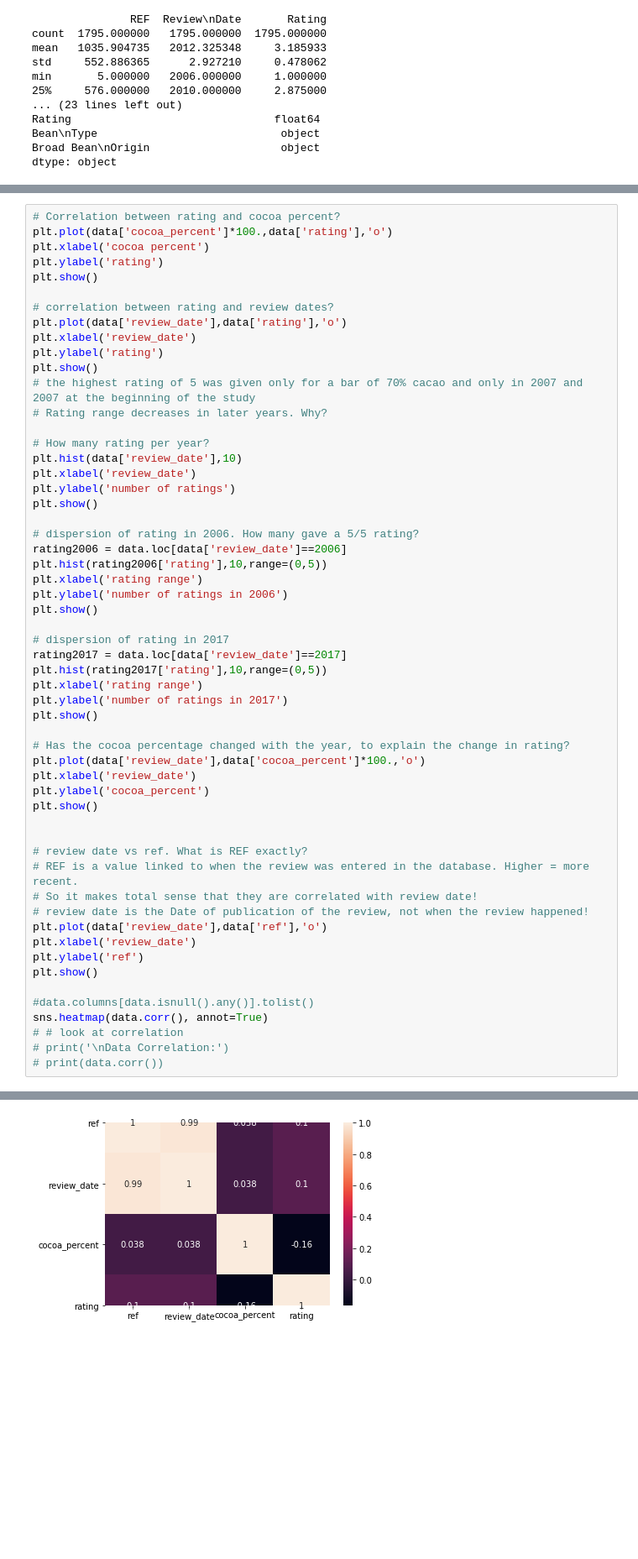
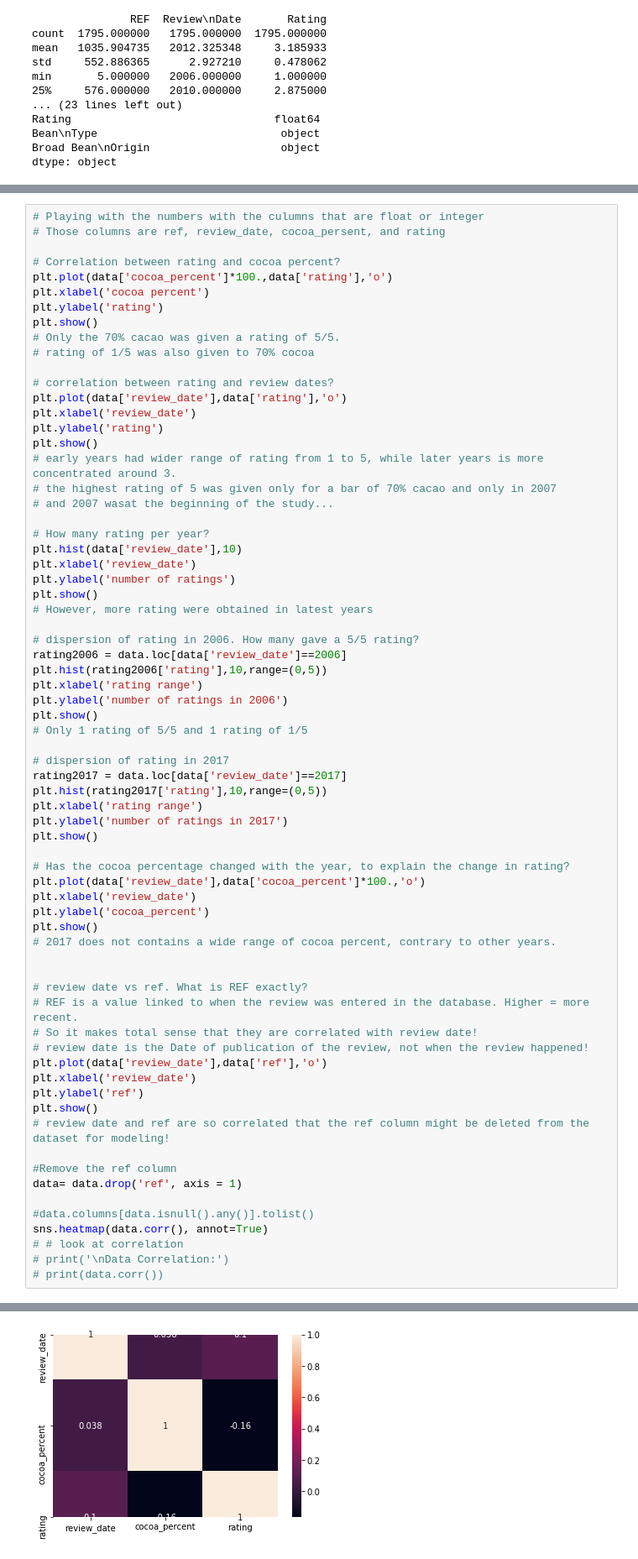
Before and after one commit to emyroyer/FlavorOfCacao_DataScienceProject, a Jupyter notebook: FlavorsOfCacao.ipynb, the cells around one changed output, grey strips where cells are left out. Shown at 84% size. Cells and saved outputs as stored; diff of their text form; blank space fills up the shorter version.

Commit message:
Update FlavorsOfCacao.ipynb
Update the data exploration part

```diff
--- a/FlavorsOfCacao.ipynb
+++ b/FlavorsOfCacao.ipynb
@@ -178,24 +153,31 @@ rating                              float64
 | broad_bean_origin | Sao Tome | Togo | Togo | Togo | Peru |
 # %%
+# Playing with the numbers with the culumns that are float or integer
+# Those columns are ref, review_date, cocoa_persent, and rating
+
 # Correlation between rating and cocoa percent?
 plt.plot(data['cocoa_percent']*100.,data['rating'],'o')
 plt.xlabel('cocoa percent')
 plt.ylabel('rating')
 plt.show()
+# Only the 70% cacao was given a rating of 5/5.
+# rating of 1/5 was also given to 70% cocoa
 
 # correlation between rating and review dates?
 plt.plot(data['review_date'],data['rating'],'o')
 plt.xlabel('review_date')
 plt.ylabel('rating')
 plt.show()
-# the highest rating of 5 was given only for a bar of 70% cacao and only in 2007 and 2007 at the beginning of the study
-# Rating range decreases in later years. Why?
+# early years had wider range of rating from 1 to 5, while later years is more concentrated around 3.
+# the highest rating of 5 was given only for a bar of 70% cacao and only in 2007
+# and 2007 wasat the beginning of the study...
 
 # How many rating per year?
 plt.hist(data['review_date'],10)
 plt.xlabel('review_date')
 plt.ylabel('number of ratings')
 plt.show()
+# However, more rating were obtained in latest years
 
 # dispersion of rating in 2006. How many gave a 5/5 rating?
 rating2006 = data.loc[data['review_date']==2006]
@@ -203,6 +185,7 @@ plt.hist(rating2006['rating'],10,range=(0,5))
 plt.xlabel('rating range')
 plt.ylabel('number of ratings in 2006')
 plt.show()
+# Only 1 rating of 5/5 and 1 rating of 1/5
 
 # dispersion of rating in 2017
 rating2017 = data.loc[data['review_date']==2017]
@@ -214,31 +197,36 @@ plt.show()
 # Has the cocoa percentage changed with the year, to explain the change in rating?
 plt.plot(data['review_date'],data['cocoa_percent']*100.,'o')
 plt.xlabel('review_date')
 plt.ylabel('cocoa_percent')
 plt.show()
+# 2017 does not contains a wide range of cocoa percent, contrary to other years.
 
 
 # review date vs ref. What is REF exactly?
 # REF is a value linked to when the review was entered in the database. Higher = more recent.
 # So it makes total sense that they are correlated with review date!
 # review date is the Date of publication of the review, not when the review happened!
 plt.plot(data['review_date'],data['ref'],'o')
 plt.xlabel('review_date')
 plt.ylabel('ref')
 plt.show()
+# review date and ref are so correlated that the ref column might be deleted from the dataset for modeling!
+
+#Remove the ref column
+data= data.drop('ref', axis = 1)
 
 #data.columns[data.isnull().any()].tolist()
 sns.heatmap(data.corr(), annot=True)
 # # look at correlation
 # print('\nData Correlation:')
 # print(data.corr())
 # %% [output]
 [figure]
 [figure]
 [figure]
 [figure]
 [figure]
 [figure]
 [figure]
 <matplotlib.axes._subplots.AxesSubplot at 0x...>
-[figure, old version]
+[figure, new version]
```
Also changed, not shown: parts of 15 cells of this notebook.
